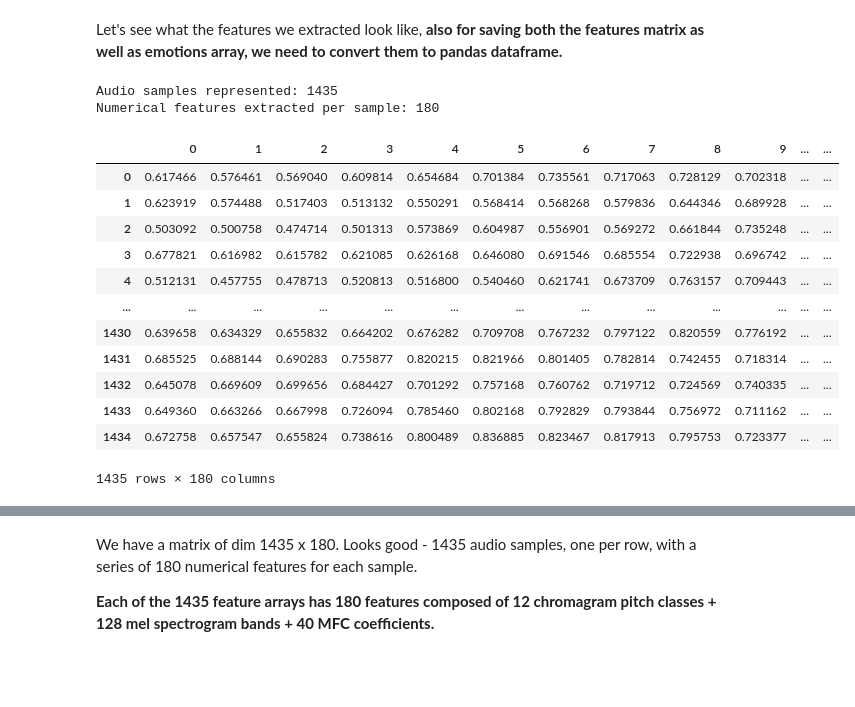
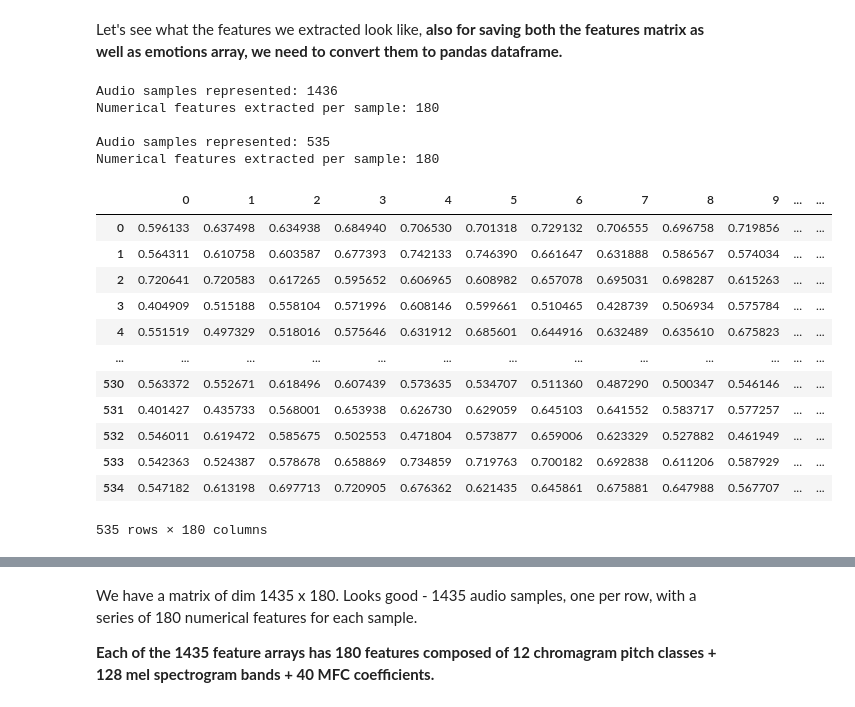
Before and after one commit to mxsu/Week3-Machine_Learning, a Jupyter notebook: Week_3_MachineLearning.ipynb, the cells around one changed output, grey strips where cells are left out. Cells and saved outputs as stored; diff of their text form; code cells hidden in the pictures; blank space fills up the shorter version.

```diff
--- a/Week_3_MachineLearning.ipynb
+++ b/Week_3_MachineLearning.ipynb
@@ -66,3 +66,7 @@ import soundfile
 import os
 # matplotlib complains about the behaviour of librosa.display, so we'll ignore those warnings:
 import warnings; warnings.filterwarnings('ignore')
+# %%
+#RAVDESS
+featuresRAV=pd.read_excel('/content/drive/MyDrive/IAT481/Week3/featuresRavdess.xlsx',index_col=0)
+emotionsRAV=pd.read_excel('/content/drive/MyDrive/IAT481/Week3/emotionsRavdess.xlsx',index_col=0)
@@ -171,0 +272,2 @@ features, emotions = load_data()
+# %%
+featuresRAV, emotionsRAV, gendersRAV = load_dataRAV()
@@ -171,0 +292,2 @@ features, emotions = load_data()
+# %%
+featuresEmo, emotionsEmo, gendersEmo = load_dataEmo()
@@ -172,28 +313,51 @@ features, emotions = load_data()
 # %% [markdown]
 Let's see what the features we extracted look like, **also for saving both the features matrix as well as emotions array, we need to convert them to pandas dataframe.**
 # %%
-print(f'\nAudio samples represented: {features.shape[0]}')
-print(f'Numerical features extracted per sample: {features.shape[1]}')
-features_df = pd.DataFrame(features) # make it pretty for display
+print(f'\nAudio samples represented: {featuresRAV.shape[0]}')
+print(f'Numerical features extracted per sample: {featuresRAV.shape[1]}')
+features_df_RAV = pd.DataFrame(featuresRAV) # make it pretty for display
 
 
 #making dataframe for emotions as well
-emotions_df = pd.DataFrame(emotions) # make it pretty for display
+emotions_df_RAV = pd.DataFrame(emotionsRAV) # make it pretty for display
 
-features_df
+#dataframe for gender
+#genders_df_RAV = pd.DataFrame(gendersRAV) # make it pretty for display
+
+features_df_RAV
+# emotions_df
+# genders_df
+
+print(f'\nAudio samples represented: {featuresEmo.shape[0]}')
+print(f'Numerical features extracted per sample: {featuresEmo.shape[1]}')
+features_df_Emo = pd.DataFrame(featuresEmo) # make it pretty for display
+
+
+#making dataframe for emotions as well
+emotions_df_Emo = pd.DataFrame(emotionsEmo) # make it pretty for display
+
+#dataframe for gender
+#genders_df_RAV = pd.DataFrame(gendersRAV) # make it pretty for display
+
+features_df_Emo
+# emotions_df
+# genders_df
 # %% [output]
-Audio samples represented: 1435
+Audio samples represented: 1436
 Numerical features extracted per sample: 180
+
+Audio samples represented: 535
+Numerical features extracted per sample: 180
 |  | 0 | 1 | 2 | 3 | 4 | 5 | 6 | 7 | 8 | 9 | ... | ... |
-| 0 | 0.617466 | 0.576461 | 0.569040 | 0.609814 | 0.654684 | 0.701384 | 0.735561 | 0.717063 | 0.728129 | 0.702318 | ... | ... |
-| 1 | 0.623919 | 0.574488 | 0.517403 | 0.513132 | 0.550291 | 0.568414 | 0.568268 | 0.579836 | 0.644346 | 0.689928 | ... | ... |
-| 2 | 0.503092 | 0.500758 | 0.474714 | 0.501313 | 0.573869 | 0.604987 | 0.556901 | 0.569272 | 0.661844 | 0.735248 | ... | ... |
-| 3 | 0.677821 | 0.616982 | 0.615782 | 0.621085 | 0.626168 | 0.646080 | 0.691546 | 0.685554 | 0.722938 | 0.696742 | ... | ... |
-| 4 | 0.512131 | 0.457755 | 0.478713 | 0.520813 | 0.516800 | 0.540460 | 0.621741 | 0.673709 | 0.763157 | 0.709443 | ... | ... |
+| 0 | 0.596133 | 0.637498 | 0.634938 | 0.684940 | 0.706530 | 0.701318 | 0.729132 | 0.706555 | 0.696758 | 0.719856 | ... | ... |
+| 1 | 0.564311 | 0.610758 | 0.603587 | 0.677393 | 0.742133 | 0.746390 | 0.661647 | 0.631888 | 0.586567 | 0.574034 | ... | ... |
+| 2 | 0.720641 | 0.720583 | 0.617265 | 0.595652 | 0.606965 | 0.608982 | 0.657078 | 0.695031 | 0.698287 | 0.615263 | ... | ... |
+| 3 | 0.404909 | 0.515188 | 0.558104 | 0.571996 | 0.608146 | 0.599661 | 0.510465 | 0.428739 | 0.506934 | 0.575784 | ... | ... |
+| 4 | 0.551519 | 0.497329 | 0.518016 | 0.575646 | 0.631912 | 0.685601 | 0.644916 | 0.632489 | 0.635610 | 0.675823 | ... | ... |
 | ... | ... | ... | ... | ... | ... | ... | ... | ... | ... | ... | ... | ... |
-| 1430 | 0.639658 | 0.634329 | 0.655832 | 0.664202 | 0.676282 | 0.709708 | 0.767232 | 0.797122 | 0.820559 | 0.776192 | ... | ... |
-| 1431 | 0.685525 | 0.688144 | 0.690283 | 0.755877 | 0.820215 | 0.821966 | 0.801405 | 0.782814 | 0.742455 | 0.718314 | ... | ... |
-| 1432 | 0.645078 | 0.669609 | 0.699656 | 0.684427 | 0.701292 | 0.757168 | 0.760762 | 0.719712 | 0.724569 | 0.740335 | ... | ... |
-| 1433 | 0.649360 | 0.663266 | 0.667998 | 0.726094 | 0.785460 | 0.802168 | 0.792829 | 0.793844 | 0.756972 | 0.711162 | ... | ... |
-| 1434 | 0.672758 | 0.657547 | 0.655824 | 0.738616 | 0.800489 | 0.836885 | 0.823467 | 0.817913 | 0.795753 | 0.723377 | ... | ... |
+| 530 | 0.563372 | 0.552671 | 0.618496 | 0.607439 | 0.573635 | 0.534707 | 0.511360 | 0.487290 | 0.500347 | 0.546146 | ... | ... |
+| 531 | 0.401427 | 0.435733 | 0.568001 | 0.653938 | 0.626730 | 0.629059 | 0.645103 | 0.641552 | 0.583717 | 0.577257 | ... | ... |
+| 532 | 0.546011 | 0.619472 | 0.585675 | 0.502553 | 0.471804 | 0.573877 | 0.659006 | 0.623329 | 0.527882 | 0.461949 | ... | ... |
+| 533 | 0.542363 | 0.524387 | 0.578678 | 0.658869 | 0.734859 | 0.719763 | 0.700182 | 0.692838 | 0.611206 | 0.587929 | ... | ... |
+| 534 | 0.547182 | 0.613198 | 0.697713 | 0.720905 | 0.676362 | 0.621435 | 0.645861 | 0.675881 | 0.647988 | 0.567707 | ... | ... |
-1435 rows × 180 columns
+535 rows × 180 columns
```
Also changed, not shown: parts of 37 cells of this notebook.
